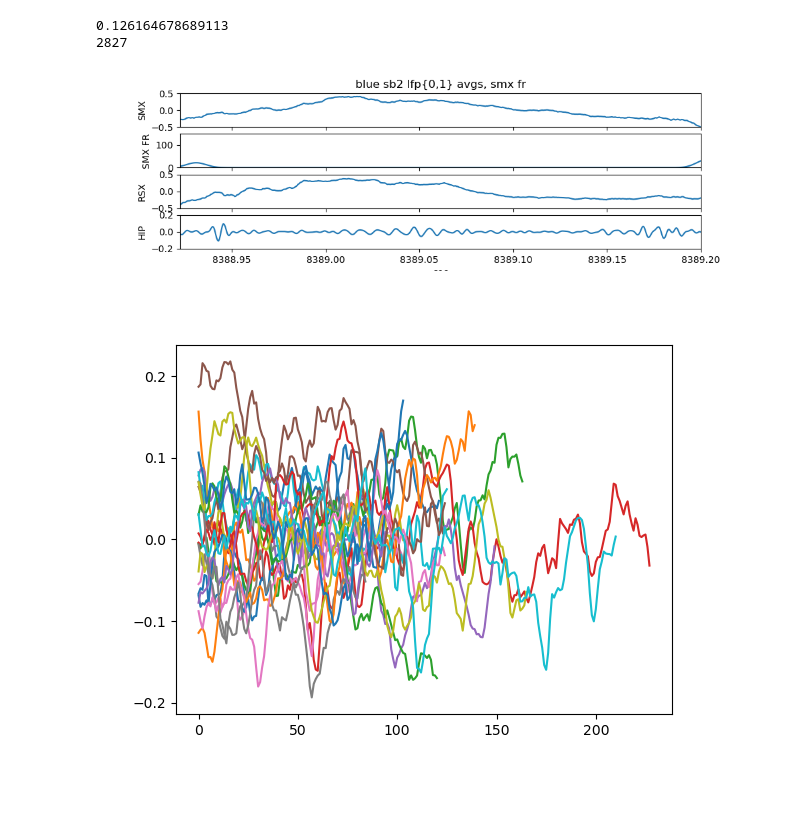
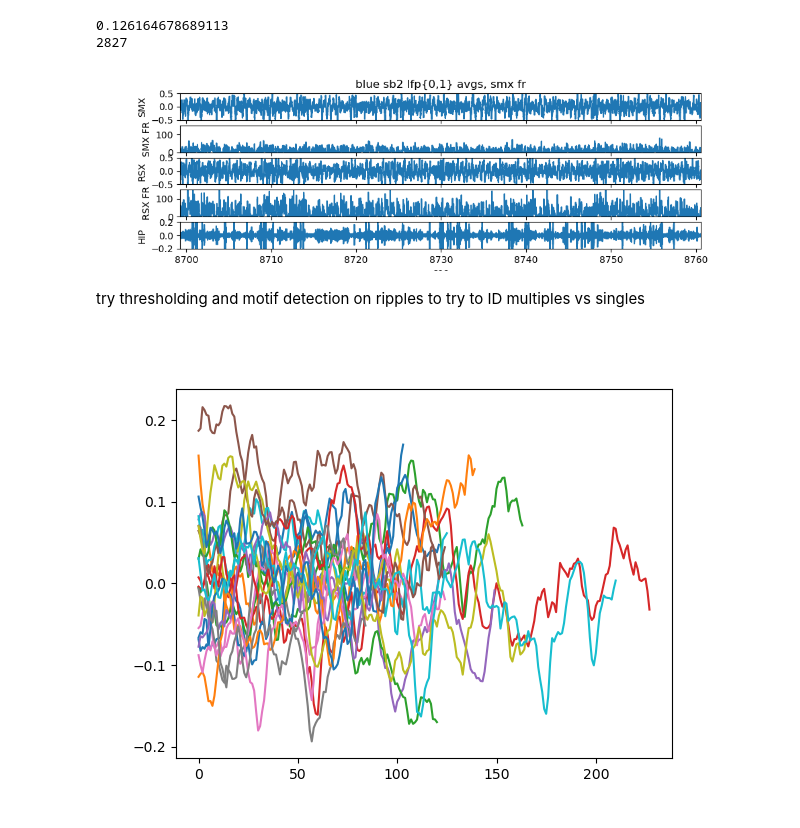
Before and after one commit to 9q9q/rat_sleep, a Jupyter notebook: sandbox.ipynb, the cells around one changed output. Saved outputs shown, nothing was run; the diff lists cells and outputs as text; code cells hidden in the pictures; blank space fills up the shorter version.

Commit message:
ripple detection

```diff
--- a/sandbox.ipynb
+++ b/sandbox.ipynb
@@ -268,6 +269,10 @@ smxfr_time = np.squeeze(blue_struct["SMXfr"][0][0].timestamp)
 smxfr_count = np.squeeze(blue_struct["SMXfr"][0][0].count)
 smxfr_data = np.squeeze(blue_struct["SMXfr"][0][0].data)
 
+rsxfr_time = np.squeeze(blue_struct["RSXfr"][0][0].timestamp)
+rsxfr_count = np.squeeze(blue_struct["RSXfr"][0][0].count)
+rsxfr_data = np.squeeze(blue_struct["RSXfr"][0][0].data)
+
 # SWS = blue_struct["SWS"]
 SWS = loadmat("SWS_0328.mat", struct_as_record=False)["SWS"]  # new definitions based on SMX
 # %%
@@ -344,50 +349,54 @@ print(len(blocks))
 0.126164678689113
 2827
 # %%
-from matplotlib.patches import Rectangle
-
 %matplotlib ipympl
 
-SWS_idx = 0
+SWS_idx = 50
 # 13M+ points, let's just look at a subset
 num_points = 1000000
 
 plt.close()
-fig, axes = plt.subplots(nrows=4, ncols=1, sharex=True)
+fig, axes = plt.subplots(nrows=5, ncols=1, sharex=True)
 fig.canvas.header_visible = False
 fig.set_size_inches((10, 3))
 plt.xlim(SWS[SWS_idx][0], SWS[SWS_idx][1])
-plt.xlim(8388.9224, 8389.2)
+# plt.xlim(8388.9224, 8389.2)
 # plt.xlim(blocks[2][0]/1000 + smxfr_time[0], blocks[2][0]/1000 + smxfr_time[0]+4)
 # plt.xlim(8445, 8449)
 # plt.xlim(time[0], time[0]+1)
 
 # axes[0].plot(time[:num_points], smx_avg[:num_points])
 axes[0].plot(time, smx_avg)
 axes[0].set_ylabel("SMX")
 axes[0].set_ylim((-0.5, 0.5))
 axes[0].set_title("blue sb2 lfp{0,1} avgs, smx fr")
 
 axes[1].plot(smxfr_time, smxfr_data)
 axes[1].set_ylabel("SMX FR")
 axes[1].set_ylim((0, 150))
 # for block in blocks:
 #     axes[1].axvline(sample_to_sec(block[0], 1000, smxfr_time[0]), color="red", lw=1)
 #     axes[1].axvline(sample_to_sec(block[1], 1000, smxfr_time[0]), color="orange", lw=1)
-for sleep in SWS:
-    axes[1].add_patch(Rectangle((sleep[0], 0), sleep[1]-sleep[0], 200, facecolor="lightgray", fill=True))
+# for sleep in SWS:
+#     axes[1].add_patch(Rectangle((sleep[0], 0), sleep[1]-sleep[0], 200, facecolor="lightgray", fill=True))
 
 axes[2].plot(time, rsx_avg)
 axes[2].set_ylabel("RSX")
 axes[2].set_ylim((-0.5, 0.5))
 
-axes[3].plot(time, hip)
-axes[3].set_ylabel("HIP")
-axes[3].set_ylim((-0.2, 0.2))
-axes[3].set_xlabel("sec")
-axes[3].tick_params(axis="x")
+axes[3].plot(rsxfr_time, rsxfr_data)
+axes[3].set_ylabel("RSX FR")
+axes[3].set_ylim((0, 150))
+
+axes[4].plot(time, hip)
+axes[4].set_ylabel("HIP")
+axes[4].set_ylim((-0.2, 0.2))
+axes[4].set_xlabel("sec")
+axes[4].tick_params(axis="x")
 # %% [output]
-[figure, old version]
+[figure, new version]
+# %% [markdown]
+try thresholding and motif detection on ripples to try to ID multiples vs singles
 # %%
 %matplotlib ipympl
 # Extract patterns from SWS[226][0] to SWS[226][1]
```
Also changed, not shown: parts of 17 cells of this notebook.
